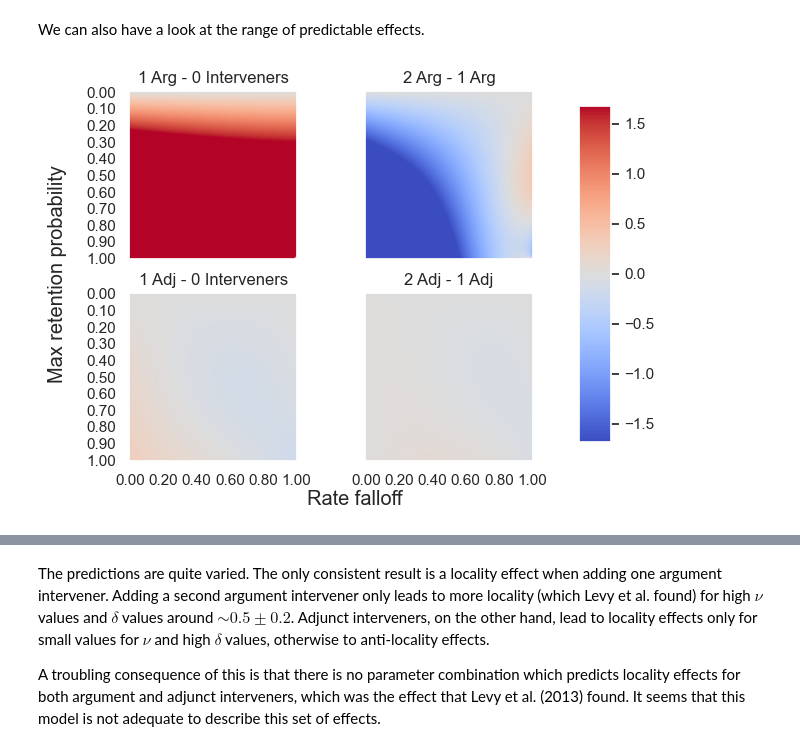
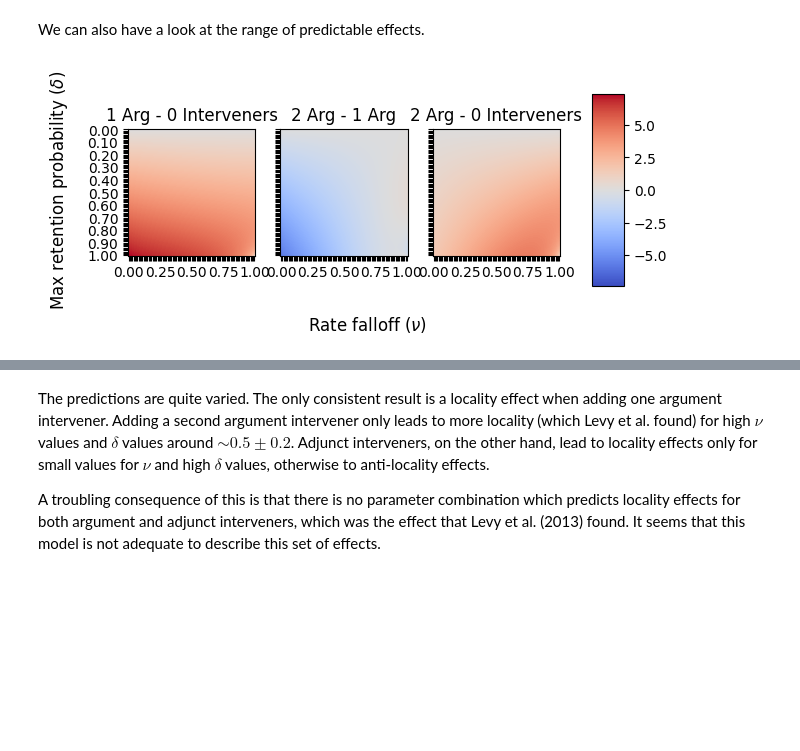
Before and after one commit to johen12/lossy, a Jupyter notebook: toylossy_demo.ipynb, the cells around one changed output, grey strips where cells are left out. Drawn from its saved outputs; the diff is of its cells as text; code cells hidden in the pictures; blank space fills up the shorter version.

Commit message:
Should be all plots

```diff
--- a/toylossy_demo.ipynb
+++ b/toylossy_demo.ipynb
@@ -122,6 +122,9 @@ from matplotlib.colors import CenteredNorm
 yticklabels = [f"{val:.2f}" if i % 5 == 0 else "" for (i, val) in enumerate(max_retention_probabilities)]
 xticklabels = [f"{val:.2f}" if i % 5 == 0 else "" for (i, val) in enumerate(rate_falloffs)]
 
+yticklabels_mulmaps = [f"{val:.2f}" if i % 10 == 0 else "" for (i, val) in enumerate(max_retention_probabilities)]
+xticklabels_mulmaps = [f"{val:.2f}" if i % 25 == 0 else "" for (i, val) in enumerate(rate_falloffs)]
+
 norm = CenteredNorm(vcenter = 0)
 # %%
 diffs_orcs_russian = gen_diffs("RPAcc Subj V".split(), "RPAcc V".split(), pcfg_russian, max_retention_probabilities, rate_falloffs, max_depth = max_depth)
@@ -288,50 +291,49 @@ We can also have a look at the range of predictable effects.
 # %%
 diffs_arg1_zero = gen_diffs("RPNom DO V".split(), "RPNom V".split(), pcfg_russian, max_retention_probabilities, rate_falloffs, max_depth = max_depth)
 diffs_arg2_arg1 = gen_diffs("RPNom DO IO V".split(), "RPNom DO V".split(), pcfg_russian, max_retention_probabilities, rate_falloffs, max_depth = max_depth)
+diffs_arg2_zero = gen_diffs("RPNom DO IO V".split(), "RPNom V".split(), pcfg_russian, max_retention_probabilities, rate_falloffs, max_depth = max_depth)
 
 diffs_adj1_zero = gen_diffs("RPNom Adj1 V".split(), "RPNom V".split(), pcfg_russian, max_retention_probabilities, rate_falloffs, max_depth = max_depth)
 diffs_adj2_adj1 = gen_diffs("RPNom Adj1 Adj2 V".split(), "RPNom Adj1 V".split(), pcfg_russian, max_retention_probabilities, rate_falloffs, max_depth = max_depth)
+diffs_adj2_zero = gen_diffs("RPNom Adj1 Adj2 V".split(), "RPNom V".split(), pcfg_russian, max_retention_probabilities, rate_falloffs, max_depth = max_depth)
 # %%
-yticklabels_mulmaps = [f"{val:.2f}" if i % 10 == 0 else "" for (i, val) in enumerate(max_retention_probabilities)]
-xticklabels_mulmaps = [f"{val:.2f}" if i % 20 == 0 else "" for (i, val) in enumerate(rate_falloffs)]
+fig, axes = plt.subplots(1, 3, sharex=True, sharey=True)
 
-fig, axes = plt.subplots(2, 2, sharex=True, sharey=True)
-
-im = axes[0,0].imshow(diffs_arg1_zero, cmap = "coolwarm", norm = norm)
-axes[0,0].set(
+im = axes[0].imshow(diffs_arg1_zero, cmap = "coolwarm", norm = norm)
+axes[0].set(
     title = "1 Arg - 0 Interveners",
     xticks = np.arange(0, len(rate_falloffs)),
     xticklabels = xticklabels_mulmaps,
     yticks = np.arange(0, len(max_retention_probabilities)),
     yticklabels = yticklabels_mulmaps
 )
-axes[0,0].grid(False)
+axes[0].grid(False)
 
-axes[0,1].imshow(diffs_arg2_arg1, cmap = "coolwarm", norm = norm)
-axes[0,1].grid(False)
-axes[0,1].set(
+axes[1].imshow(diffs_arg2_arg1, cmap = "coolwarm", norm = norm)
+axes[1].grid(False)
+axes[1].set(
     title = "2 Arg - 1 Arg",
 )
 
-axes[1,0].imshow(diffs_adj1_zero, cmap = "coolwarm", norm = norm)
-axes[1,0].grid(False)
-axes[1,0].set(
-    title = "1 Adj - 0 Interveners",
-)
-
-axes[1,1].imshow(diffs_adj2_adj1, cmap = "coolwarm", norm = norm)
-axes[1,1].grid(False)
-axes[1,1].set(
-    title = "2 Adj - 1 Adj",
+axes[2].imshow(diffs_arg2_zero, cmap = "coolwarm", norm = norm)
+axes[2].grid(False)
+axes[2].set(
+    title = "2 Arg - 0 Interveners",
 )
 
 fig.subplots_adjust(right = 0.8)
-cbar_ax = fig.add_axes([0.85, 0.15, 0.05, 0.7])
+cbar_ax = fig.add_axes([0.85, 0.3, 0.05, 0.4])
 fig.colorbar(im, cax = cbar_ax)
 
-fig.supxlabel("Rate falloff")
-fig.supylabel("Max retention probability")
+xlabel = fig.supxlabel("Rate falloff ($\\nu$)")
+xlabel.set_y(0.2)
+ylabel = fig.supylabel("Max retention probability ($\\delta$)")
+ylabel.set_x(0)
 
-plt.show()
+axes[0].tick_params(axis="x", labelrotation=45)
+axes[1].tick_params(axis="x", labelrotation=45)
+axes[2].tick_params(axis="x", labelrotation=45)
+
+plt.show();
 # %% [output]
-[figure, old version]
+[figure, new version]
```
Also changed, not shown: parts of 17 cells of this notebook.
